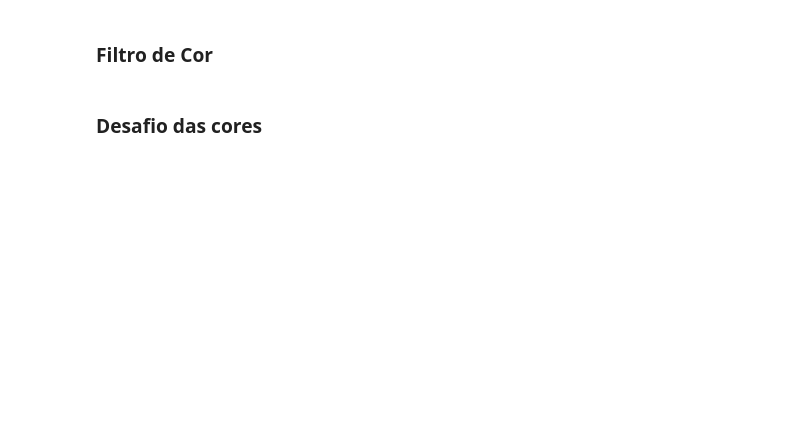
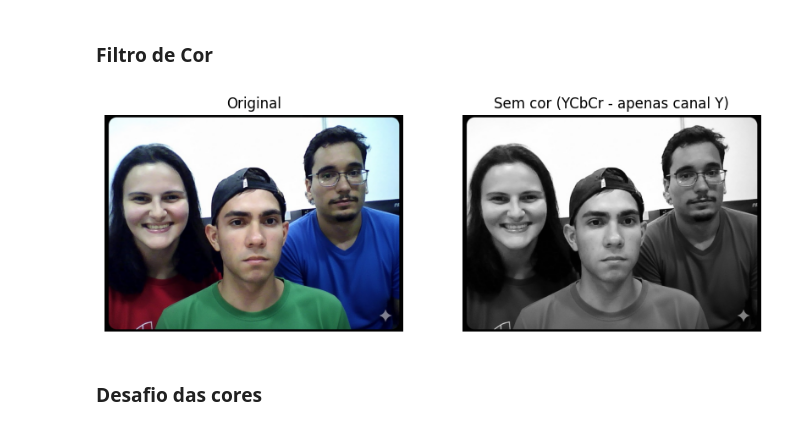
Before and after one commit to gimenezt/Lab05-Cores_Imagens_Video, a Jupyter notebook: main.ipynb, the cells around one changed output. Saved outputs shown, nothing was run; the diff lists cells and outputs as text; code cells hidden in the pictures; blank space fills up the shorter version.

```diff
--- a/main.ipynb
+++ b/main.ipynb
@@ -497,26 +299,33 @@ plt.show()
 # %% [markdown]
 ### Filtro de Cor
 # %%
+# Carregar a imagem
 img = cv2.imread('static/foto-grupo.jpeg')
 
+# Converter para YCrCb
 ycrcb = cv2.cvtColor(img, cv2.COLOR_BGR2YCrCb)
-ycrcb[:,:,1] = 128  # Cr
-ycrcb[:,:,2] = 128  # Cb
-gray_img = cv2.cvtColor(ycrcb, cv2.COLOR_YCrCb2BGR)
+
+# Extrair apenas o canal Y (luminância)
+y_channel = ycrcb[:,:,0]
+
+# Criar uma imagem em escala de cinza (3 canais com o mesmo valor Y)
+gray_img = cv2.cvtColor(y_channel, cv2.COLOR_GRAY2BGR)
 
 plt.figure(figsize=(10,5))
 
 plt.subplot(1,2,1)
 plt.imshow(cv2.cvtColor(img, cv2.COLOR_BGR2RGB))
 plt.title("Original")
 plt.axis('off')
 
 plt.subplot(1,2,2)
 plt.imshow(cv2.cvtColor(gray_img, cv2.COLOR_BGR2RGB))
-plt.title("Sem cor (YCbCr)")
+plt.title("Sem cor (YCbCr - apenas canal Y)")
 plt.axis('off')
 
 plt.show()
+# %% [output]
+[figure, added]
 # %% [markdown]
 ### Desafio das cores
 # %%
```
Also changed, not shown: parts of 15 cells of this notebook, 2 other files.
